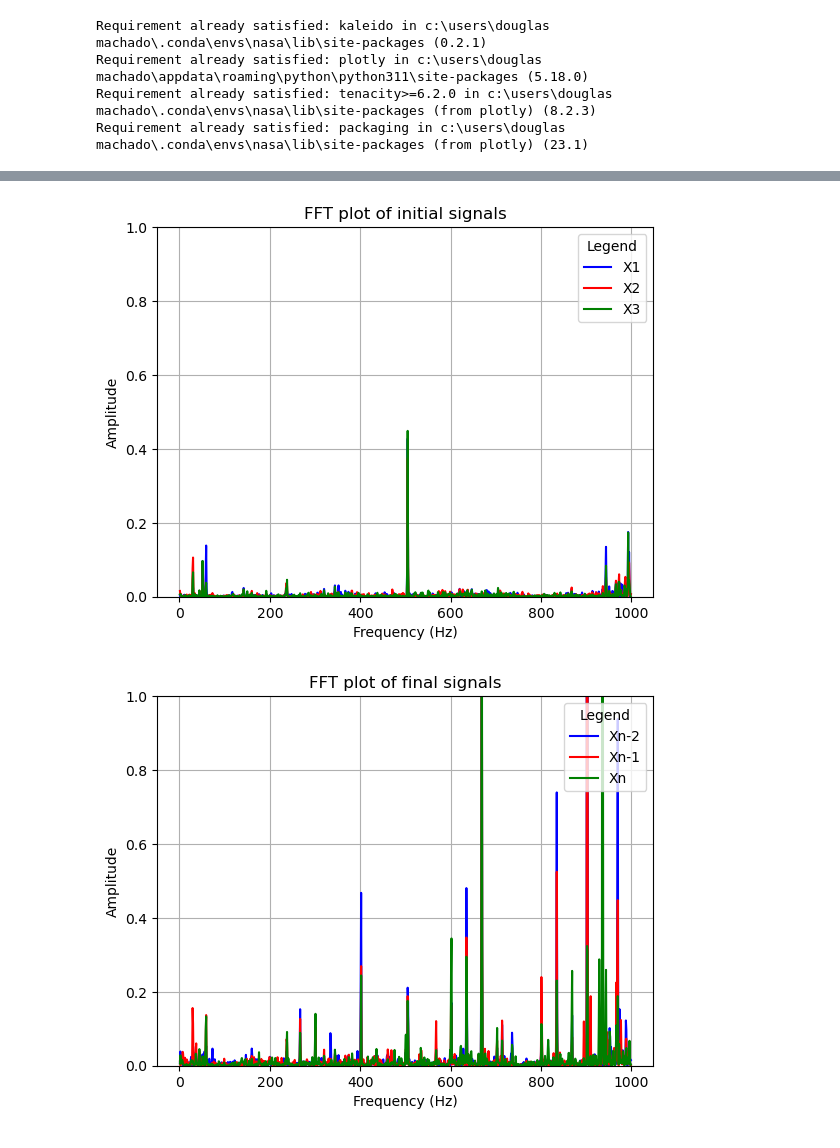
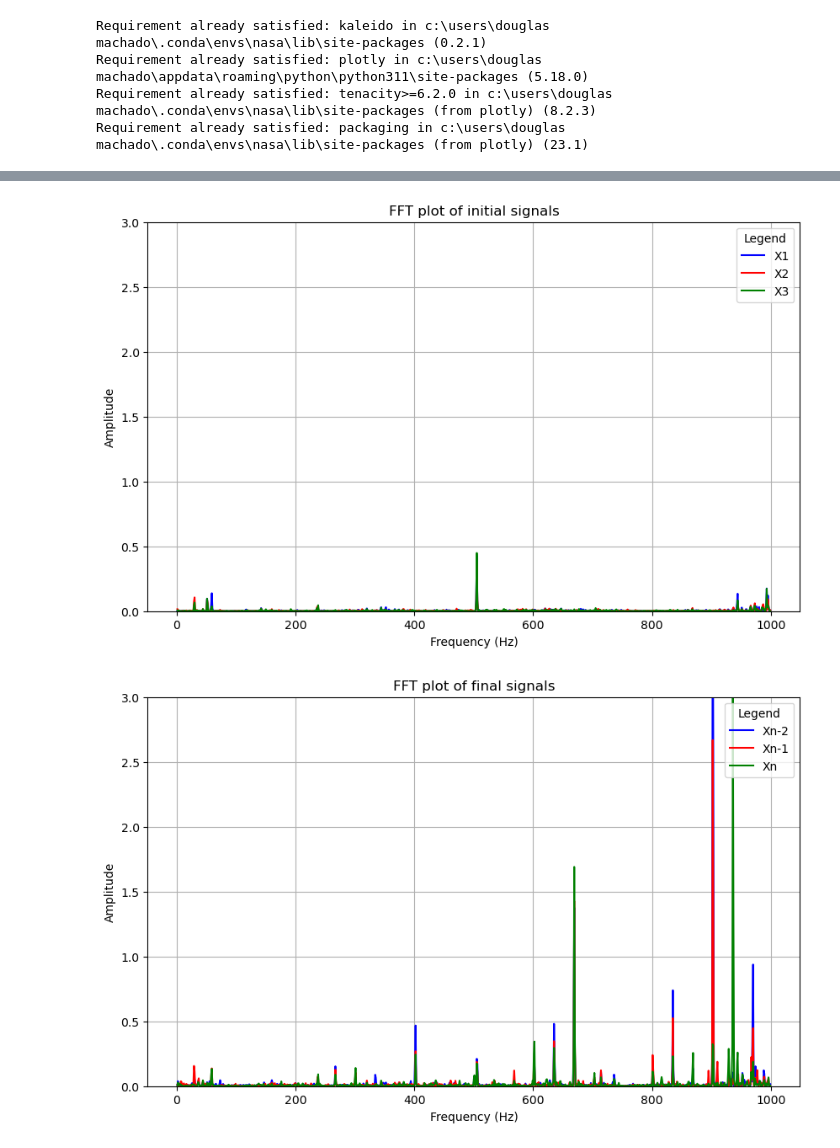
Before and after one commit to douglasmmachado/NASABearing, a Jupyter notebook: nasa.ipynb, the cells around one changed output, grey strips where cells are left out. Saved outputs shown, nothing was run; the diff lists cells and outputs as text; code cells hidden in the pictures.

```diff
--- a/nasa.ipynb
+++ b/nasa.ipynb
@@ -333,7 +365,7 @@ def plot_fft(signal1, signal2, signal3,
         pass
 
     # Plot using Matplotlib
-    plt.figure()
+    plt.figure(figsize=(10, 6))
     plt.plot(xf[1:signal_length], 2.0/N * np.abs(yf1[1:signal_length]), color='blue', label=name1)
     plt.plot(xf[1:signal_length], 2.0/N * np.abs(yf2[1:signal_length]), color='red', label=name2)
     plt.plot(xf[1:signal_length], 2.0/N * np.abs(yf3[1:signal_length]), color='green', label=name3)
@@ -344,7 +376,7 @@ def plot_fft(signal1, signal2, signal3,
     plt.xlabel('Frequency (Hz)')
     plt.ylabel('Amplitude')
     plt.legend(title='Legend', loc='upper right')
-    plt.ylim(0, 1)
+    plt.ylim(0, 3)
 
     # Save the image
     plt.savefig(f"fft_plot_period_{period}_bearing_{bearing}_axis_{axis}.png")
@@ -354,33 +386,36 @@ def plot_fft(signal1, signal2, signal3,
 # %%
 # Assuming you have a header row in the CSV file, you can use header=0
 x1_beginning1 = pd.read_csv('data/1st_test/1st_test/2003.10.22.12.06.24', sep='\t', header=0, names=['B1_x', 'B1_y', 'B2_x', 'B2_y', 'B3_x', 'B3_y', 'B4_x', 'B4_y'])
 
 x1_beginning2 = pd.read_csv('data/1st_test/1st_test/2003.10.22.12.09.13', sep='\t', header=0, names=['B1_x', 'B1_y', 'B2_x', 'B2_y', 'B3_x', 'B3_y', 'B4_x', 'B4_y'])
 
 x1_beginning3 = pd.read_csv('data/1st_test/1st_test/2003.10.22.12.14.13', sep='\t', header=0, names=['B1_x', 'B1_y', 'B2_x', 'B2_y', 'B3_x', 'B3_y', 'B4_x', 'B4_y'])
 
 x1_end1 = pd.read_csv('data/1st_test/1st_test/2003.11.25.23.19.56', sep='\t', header=0, names=['B1_x', 'B1_y', 'B2_x', 'B2_y', 'B3_x', 'B3_y', 'B4_x', 'B4_y'])
 
 x1_end2 = pd.read_csv('data/1st_test/1st_test/2003.11.25.23.29.56', sep='\t', header=0, names=['B1_x', 'B1_y', 'B2_x', 'B2_y', 'B3_x', 'B3_y', 'B4_x', 'B4_y'])
 
 x1_end3 = pd.read_csv('data/1st_test/1st_test/2003.11.25.23.39.56', sep='\t', header=0, names=['B1_x', 'B1_y', 'B2_x', 'B2_y', 'B3_x', 'B3_y', 'B4_x', 'B4_y'])
 
+bearing = '1'
+axis = 'x'
+
 plot_fft(signal1 = x1_beginning1.B1_x.values,
          signal2 = x1_beginning2.B1_x.values,
          signal3 = x1_beginning3.B1_x.values,
          name1='X1',
          name2='X2',
          name3='X3',
-         plot_title='FFT plot of initial signals', signal_length = 1000, bearing='1', axis='x', period = 'initial')
+         plot_title='FFT plot of initial signals', signal_length = 1000, bearing=bearing, axis=axis, period = 'initial')
 
 plot_fft(signal1 = x1_end1.B1_x.values,
          signal2 = x1_end2.B1_x.values,
          signal3 = x1_end3.B1_x.values,
          name1='Xn-2',
          name2='Xn-1',
          name3='Xn',
          plot_title='FFT plot of final signals',
-         signal_length=1000, bearing='1', axis='x', period = 'final')
+         signal_length=1000, bearing=bearing, axis=axis, period = 'final')
 # %% [output]
-[figure, old version]
+[figure, new version]
-[figure, old version]
+[figure, new version]
```
Also changed, not shown: parts of 5 cells of this notebook, 1 other file.
